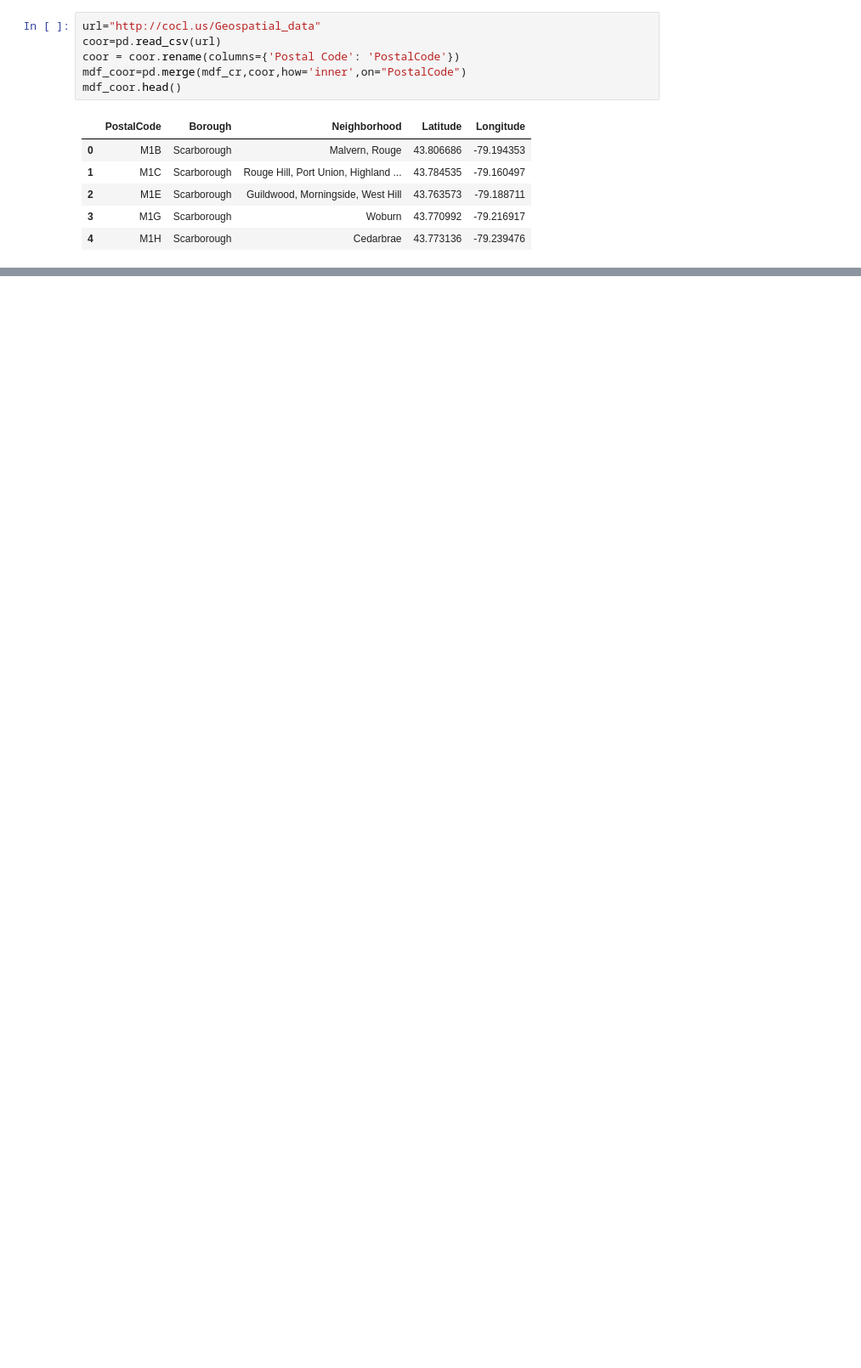
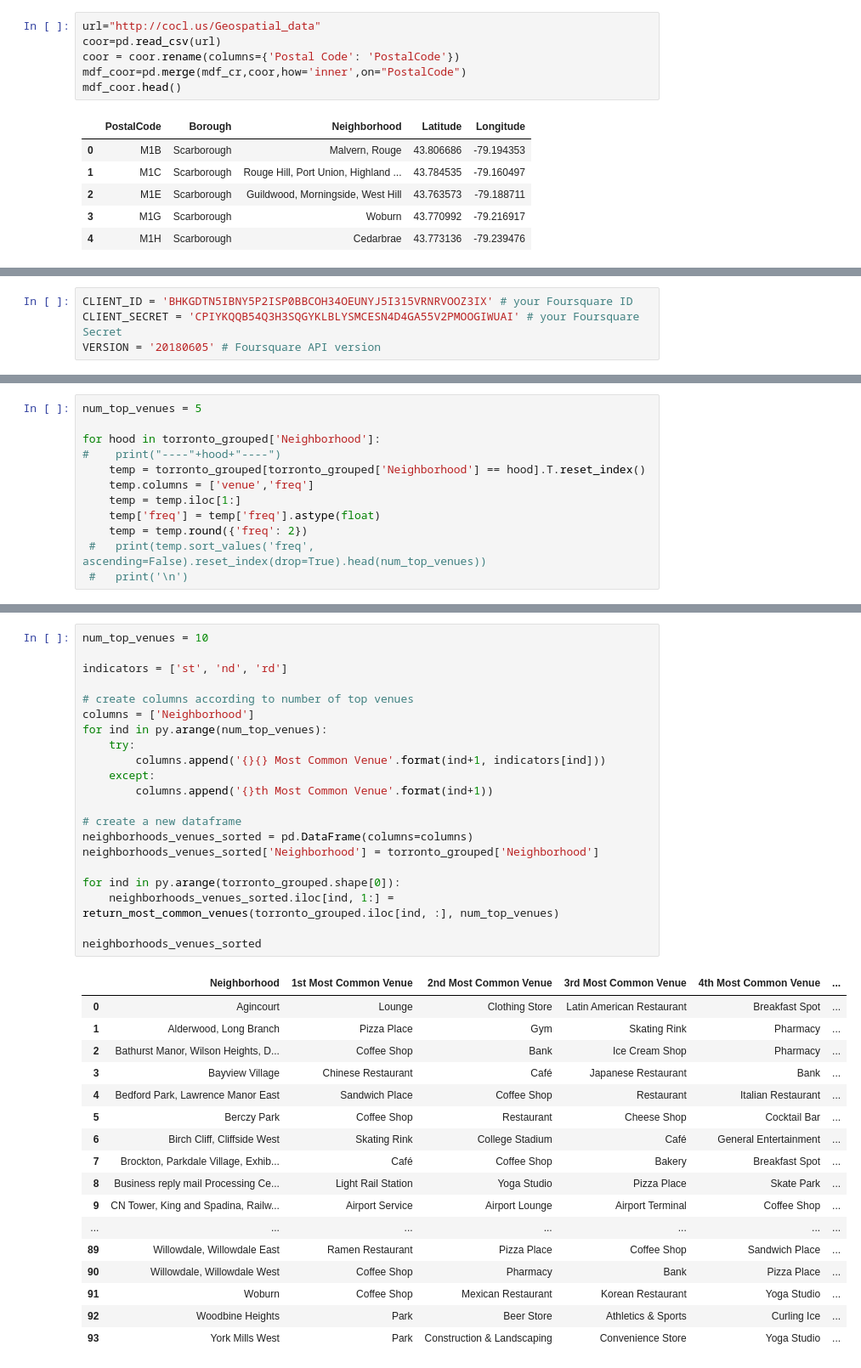
Before and after one commit to ChristianPSteiner/Coursera_Capstone, a Jupyter notebook: Coursera Exercise Notebook.ipynb, the cells around one changed output, grey strips where cells are left out. Shown at 85% size. Saved outputs shown, nothing was run; the diff lists cells and outputs as text; blank space fills up the shorter version.

Commit message:
Published from Watson Studio.

```diff
--- a/Coursera Exercise Notebook.ipynb
+++ b/Coursera Exercise Notebook.ipynb
@@ -84,0 +154,4 @@ mdf_coor.head()
+# %%
+CLIENT_ID = 'BHKGDTN5IBNY5P2ISP0BBCOH34OEUNYJ5I315VRNRVOOZ3IX' # your Foursquare ID
+CLIENT_SECRET = 'CPIYKQQB54Q3H3SQGYKLBLYSMCESN4D4GA55V2PMOOGIWUAI' # your Foursquare Secret
+VERSION = '20180605' # Foursquare API version
@@ -84,0 +308,12 @@ mdf_coor.head()
+# %%
+num_top_venues = 5
+
+for hood in torronto_grouped['Neighborhood']:
+#    print("----"+hood+"----")
+    temp = torronto_grouped[torronto_grouped['Neighborhood'] == hood].T.reset_index()
+    temp.columns = ['venue','freq']
+    temp = temp.iloc[1:]
+    temp['freq'] = temp['freq'].astype(float)
+    temp = temp.round({'freq': 2})
+ #   print(temp.sort_values('freq', ascending=False).reset_index(drop=True).head(num_top_venues))
+ #   print('\n')
@@ -84,0 +325,39 @@ mdf_coor.head()
+# %%
+num_top_venues = 10
+
+indicators = ['st', 'nd', 'rd']
+
+# create columns according to number of top venues
+columns = ['Neighborhood']
+for ind in py.arange(num_top_venues):
+    try:
+        columns.append('{}{} Most Common Venue'.format(ind+1, indicators[ind]))
+    except:
+        columns.append('{}th Most Common Venue'.format(ind+1))
+
+# create a new dataframe
+neighborhoods_venues_sorted = pd.DataFrame(columns=columns)
+neighborhoods_venues_sorted['Neighborhood'] = torronto_grouped['Neighborhood']
+
+for ind in py.arange(torronto_grouped.shape[0]):
+    neighborhoods_venues_sorted.iloc[ind, 1:] = return_most_common_venues(torronto_grouped.iloc[ind, :], num_top_venues)
+
+neighborhoods_venues_sorted
+# %% [output]
+|  | Neighborhood | 1st Most Common Venue | 2nd Most Common Venue | 3rd Most Common Venue | 4th Most Common Venue | ... |
+| 0 | Agincourt | Lounge | Clothing Store | Latin American Restaurant | Breakfast Spot | ... |
+| 1 | Alderwood, Long Branch | Pizza Place | Gym | Skating Rink | Pharmacy | ... |
+| 2 | Bathurst Manor, Wilson Heights, D... | Coffee Shop | Bank | Ice Cream Shop | Pharmacy | ... |
+| 3 | Bayview Village | Chinese Restaurant | Café | Japanese Restaurant | Bank | ... |
+| 4 | Bedford Park, Lawrence Manor East | Sandwich Place | Coffee Shop | Restaurant | Italian Restaurant | ... |
+| 5 | Berczy Park | Coffee Shop | Restaurant | Cheese Shop | Cocktail Bar | ... |
+| 6 | Birch Cliff, Cliffside West | Skating Rink | College Stadium | Café | General Entertainment | ... |
+| 7 | Brockton, Parkdale Village, Exhib... | Café | Coffee Shop | Bakery | Breakfast Spot | ... |
+| 8 | Business reply mail Processing Ce... | Light Rail Station | Yoga Studio | Pizza Place | Skate Park | ... |
+| 9 | CN Tower, King and Spadina, Railw... | Airport Service | Airport Lounge | Airport Terminal | Coffee Shop | ... |
+| ... | ... | ... | ... | ... | ... | ... |
+| 89 | Willowdale, Willowdale East | Ramen Restaurant | Pizza Place | Coffee Shop | Sandwich Place | ... |
+| 90 | Willowdale, Willowdale West | Coffee Shop | Pharmacy | Bank | Pizza Place | ... |
+| 91 | Woburn | Coffee Shop | Mexican Restaurant | Korean Restaurant | Yoga Studio | ... |
+| 92 | Woodbine Heights | Park | Beer Store | Athletics & Sports | Curling Ice | ... |
+| 93 | York Mills West | Park | Construction & Landscaping | Convenience Store | Yoga Studio | ... |
```
Also changed, not shown: parts of 34 cells of this notebook.
